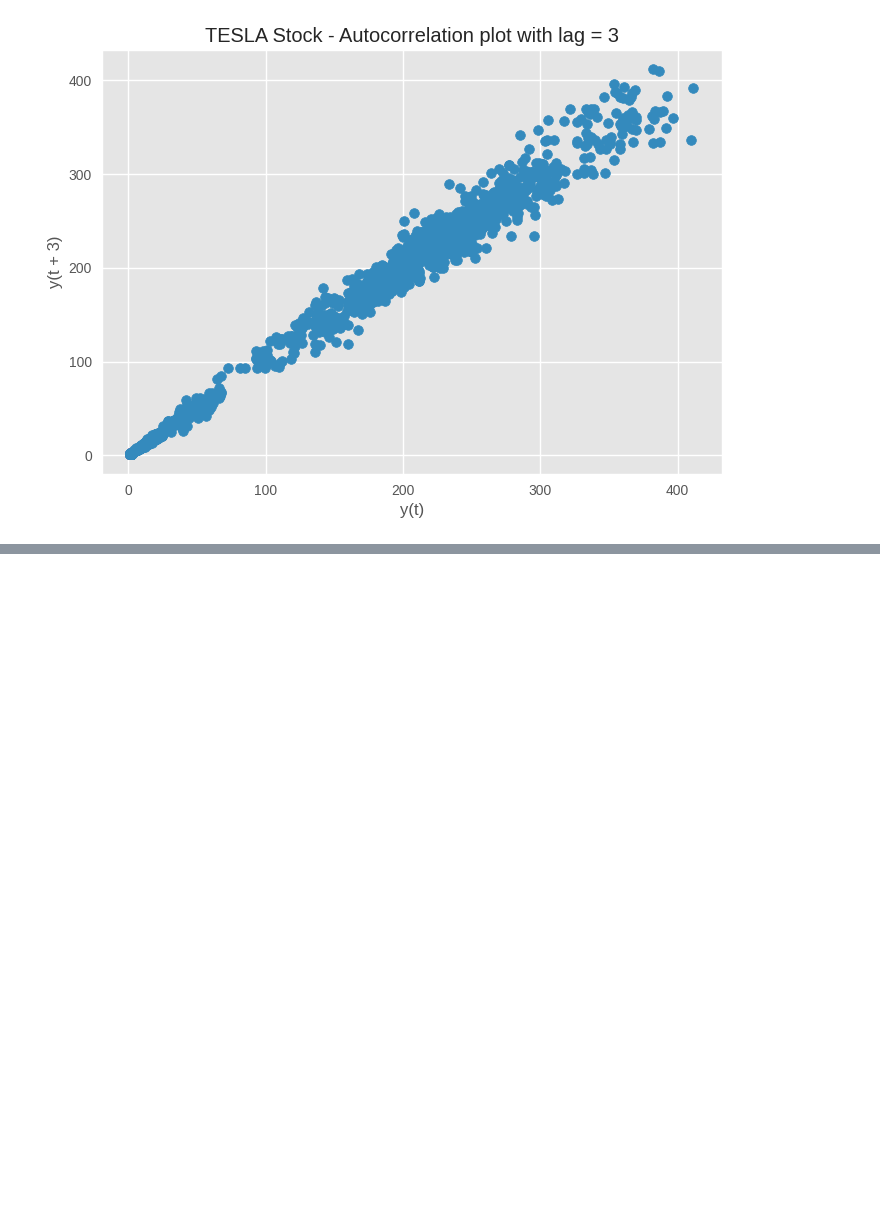
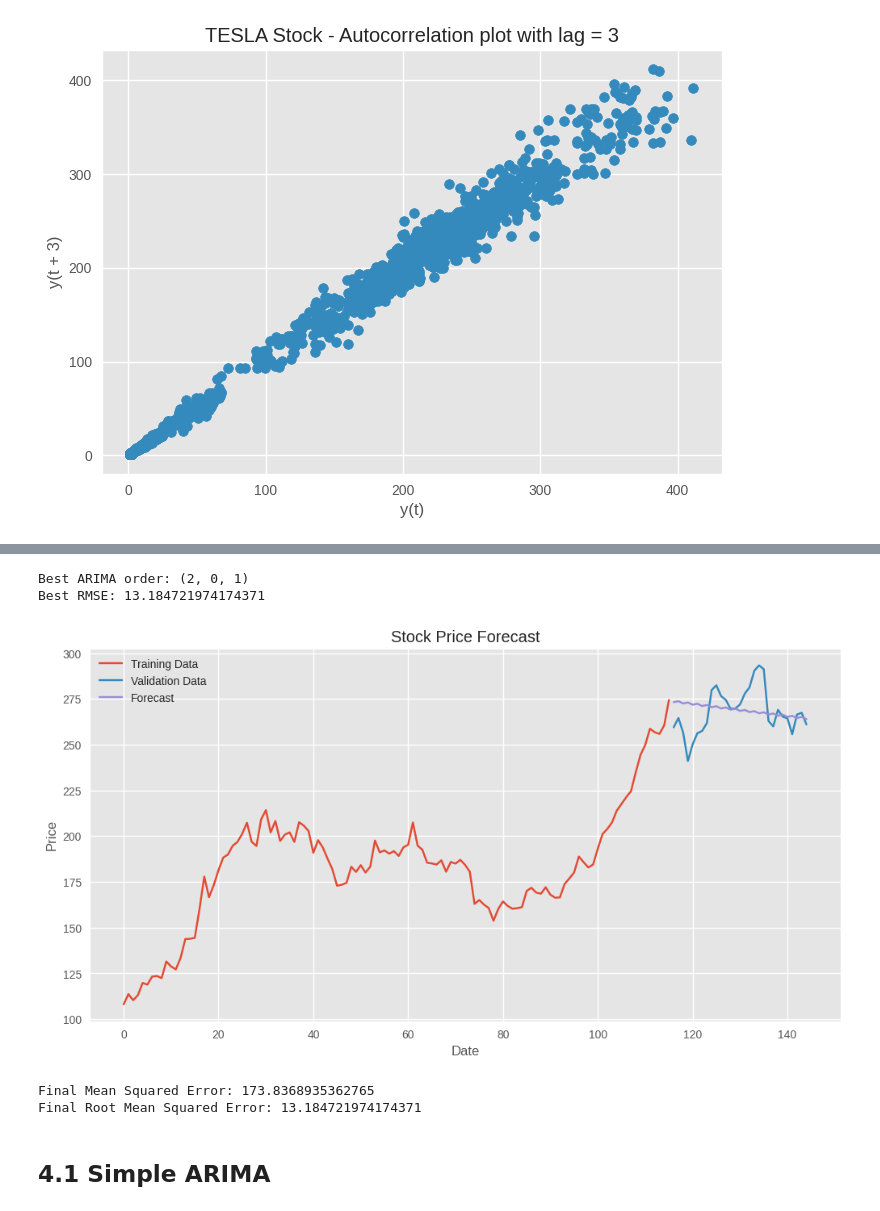
Before and after one commit to Foluwa/mscthesis, a Jupyter notebook: MSCTHESIS.ipynb, the cells around one changed output, grey strips where cells are left out. Saved outputs shown, nothing was run; the diff lists cells and outputs as text; code cells hidden in the pictures; blank space fills up the shorter version.

```diff
--- a/MSCTHESIS.ipynb
+++ b/MSCTHESIS.ipynb
@@ -1066,0 +832,15 @@ arimax_model = ARIMAXModel('AAPL', '2020-01-01', '2023-07-31', ['MSFT', 'GOOGL']
+# %%
+model.prepare_data()
+model.grid_search()
+model.fit_best_model()
+model.make_forecast()
+model.plot_results()
+model.print_evaluation_metrics()
+# %% [output]
+Best ARIMA order: (2, 0, 1)
+Best RMSE: 13.184721974174371
+[figure, added]
+Final Mean Squared Error: 173.8368935362765
+Final Root Mean Squared Error: 13.184721974174371
+# %% [markdown]
+## 4.1 Simple ARIMA
```
Also changed, not shown: parts of 142 cells of this notebook.
